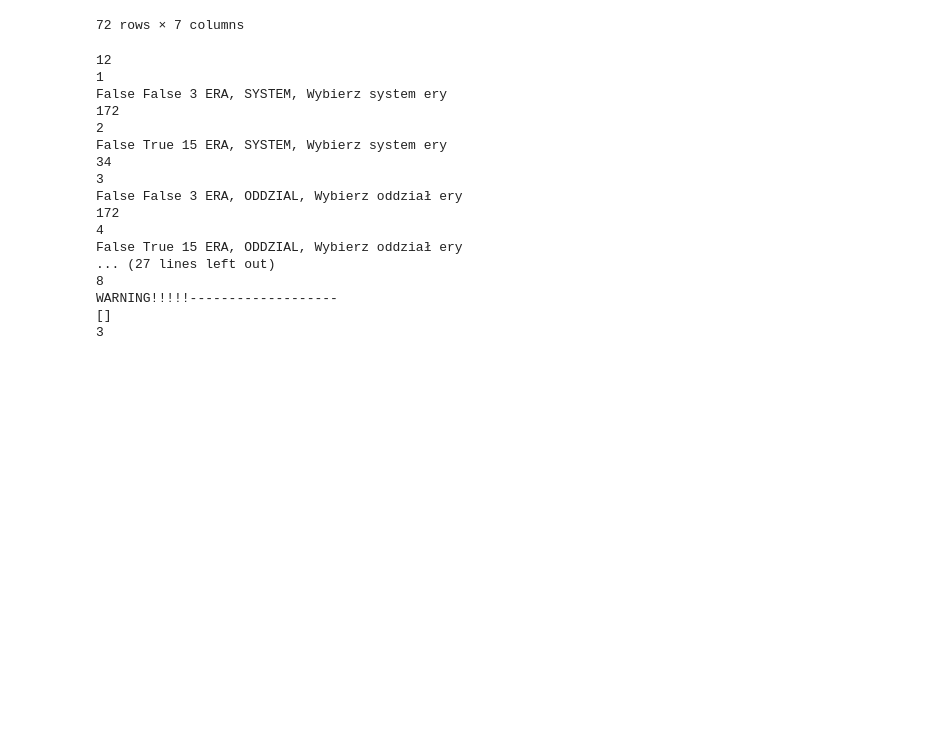
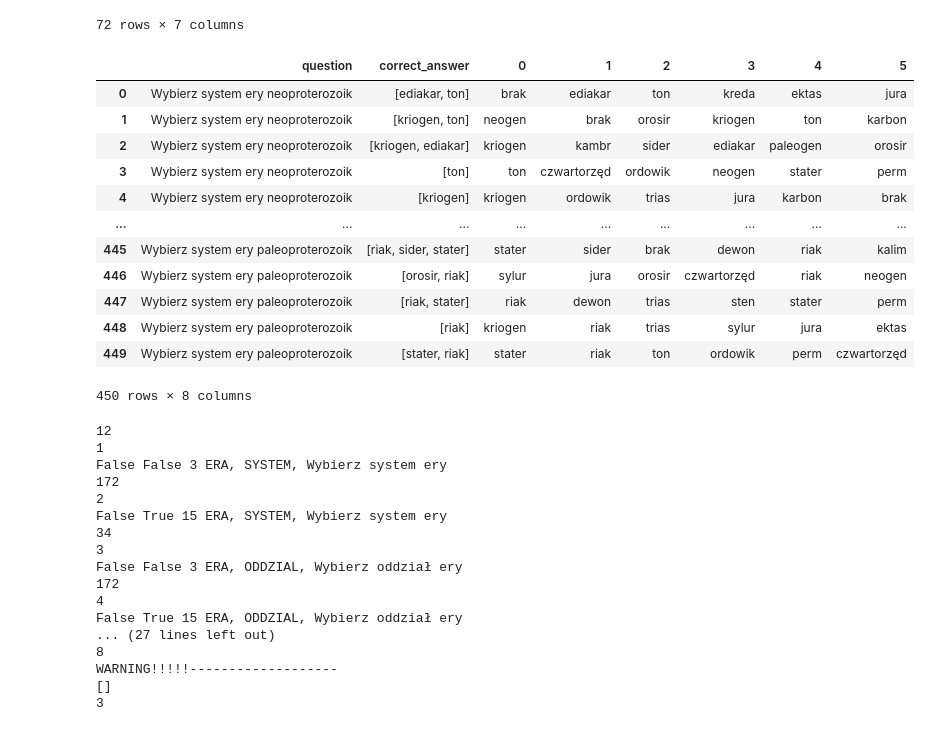
Before and after one commit to wiktorpiela/wucziapping, a Jupyter notebook: backend/question_builder/testing.ipynb, the cells around one changed output. Saved outputs shown, nothing was run; the diff lists cells and outputs as text; code cells hidden in the pictures; blank space fills up the shorter version.

```diff
--- a/backend/question_builder/testing.ipynb
+++ b/backend/question_builder/testing.ipynb
@@ -153,3 +148,21 @@ df_multi = test.prepare_multi(False, 3, "ERA", "SYSTEM", "Wybierz system ery")
+# %%
+df = test.prepare_closed_ended(True, True, True, 10, "ERA", "SYSTEM", "Wybierz system ery", ["brak", "eoarchaik", "paleoarchaik", "mezoarchaik", "neoarchaik"])
+# %%
+df
+# %% [output]
+|  | question | correct_answer | 0 | 1 | 2 | 3 | 4 | 5 |
+| 0 | Wybierz system ery neoproterozoik | [ediakar, ton] | brak | ediakar | ton | kreda | ektas | jura |
+| 1 | Wybierz system ery neoproterozoik | [kriogen, ton] | neogen | brak | orosir | kriogen | ton | karbon |
+| 2 | Wybierz system ery neoproterozoik | [kriogen, ediakar] | kriogen | kambr | sider | ediakar | paleogen | orosir |
+| 3 | Wybierz system ery neoproterozoik | [ton] | ton | czwartorzęd | ordowik | neogen | stater | perm |
+| 4 | Wybierz system ery neoproterozoik | [kriogen] | kriogen | ordowik | trias | jura | karbon | brak |
+| ... | ... | ... | ... | ... | ... | ... | ... | ... |
+| 445 | Wybierz system ery paleoproterozoik | [riak, sider, stater] | stater | sider | brak | dewon | riak | kalim |
+| 446 | Wybierz system ery paleoproterozoik | [orosir, riak] | sylur | jura | orosir | czwartorzęd | riak | neogen |
+| 447 | Wybierz system ery paleoproterozoik | [riak, stater] | riak | dewon | trias | sten | stater | perm |
+| 448 | Wybierz system ery paleoproterozoik | [riak] | kriogen | riak | trias | sylur | jura | ektas |
+| 449 | Wybierz system ery paleoproterozoik | [stater, riak] | stater | riak | ton | ordowik | perm | czwartorzęd |
+450 rows × 8 columns
 # %%
 dfs = []
 criteria = [
```
Also changed, not shown: parts of 2 cells of this notebook, 1 other file.
